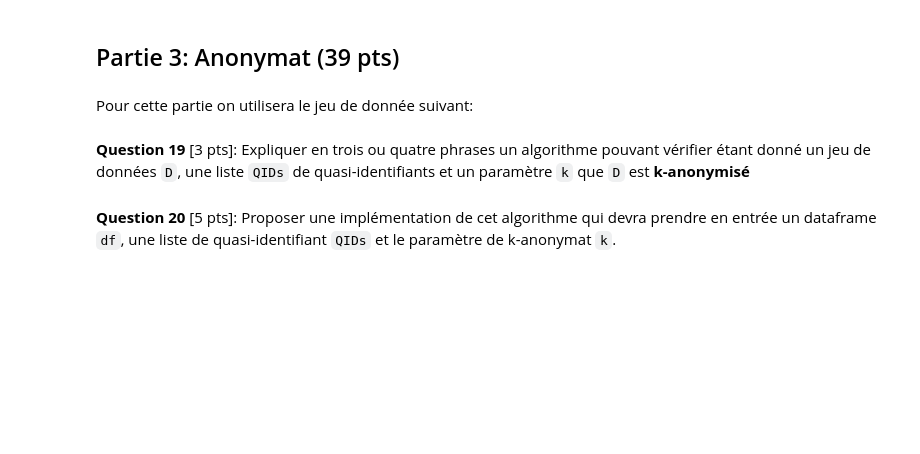
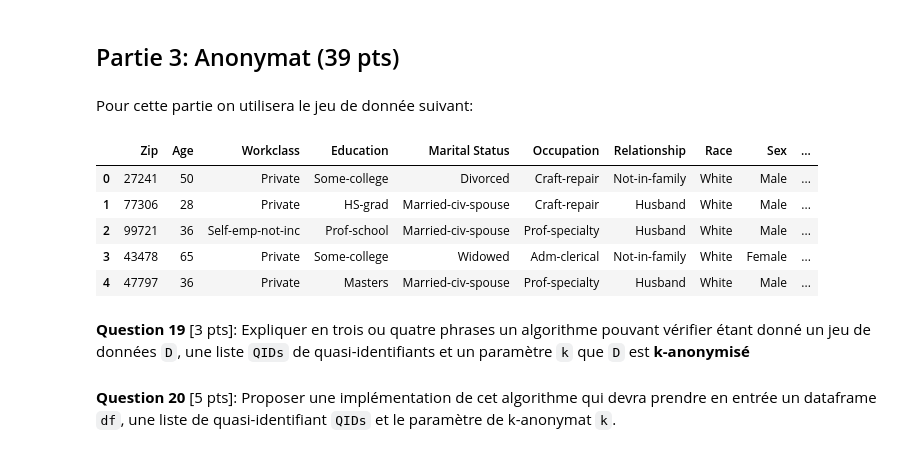
Before and after one commit to Sohdjeukeu/Labo_GTI_720, a Jupyter notebook: labo_1_01_G_Merlin.ipynb, the cells around one changed output. Drawn from its saved outputs; the diff is of its cells as text; code cells hidden in the pictures; blank space fills up the shorter version.

```diff
--- a/labo_1_01_G_Merlin.ipynb
+++ b/labo_1_01_G_Merlin.ipynb
@@ -391,6 +576,15 @@ Pour cette partie on utilisera le jeu de donnée suivant:
 # %%
 # importation du jeux de données
 adult_df = pd.read_csv('https://github.com/tisl-lab/data-privacy-class/blob/main/data/adult_small.csv?raw=true')
+# %%
+adult_df.head()
+# %% [output]
+|  | Zip | Age | Workclass | Education | Marital Status | Occupation | Relationship | Race | Sex | ... |
+| 0 | 27241 | 50 | Private | Some-college | Divorced | Craft-repair | Not-in-family | White | Male | ... |
+| 1 | 77306 | 28 | Private | HS-grad | Married-civ-spouse | Craft-repair | Husband | White | Male | ... |
+| 2 | 99721 | 36 | Self-emp-not-inc | Prof-school | Married-civ-spouse | Prof-specialty | Husband | White | Male | ... |
+| 3 | 43478 | 65 | Private | Some-college | Widowed | Adm-clerical | Not-in-family | White | Female | ... |
+| 4 | 47797 | 36 | Private | Masters | Married-civ-spouse | Prof-specialty | Husband | White | Male | ... |
 # %% [markdown]
 **Question 19** [3 pts]: Expliquer en trois ou quatre phrases un algorithme pouvant vérifier étant donné un jeu de données `D`, une liste `QIDs` de quasi-identifiants et un paramètre `k` que `D` est **k-anonymisé**
 # %% [markdown]
```
Also changed, not shown: parts of 20 cells of this notebook.
